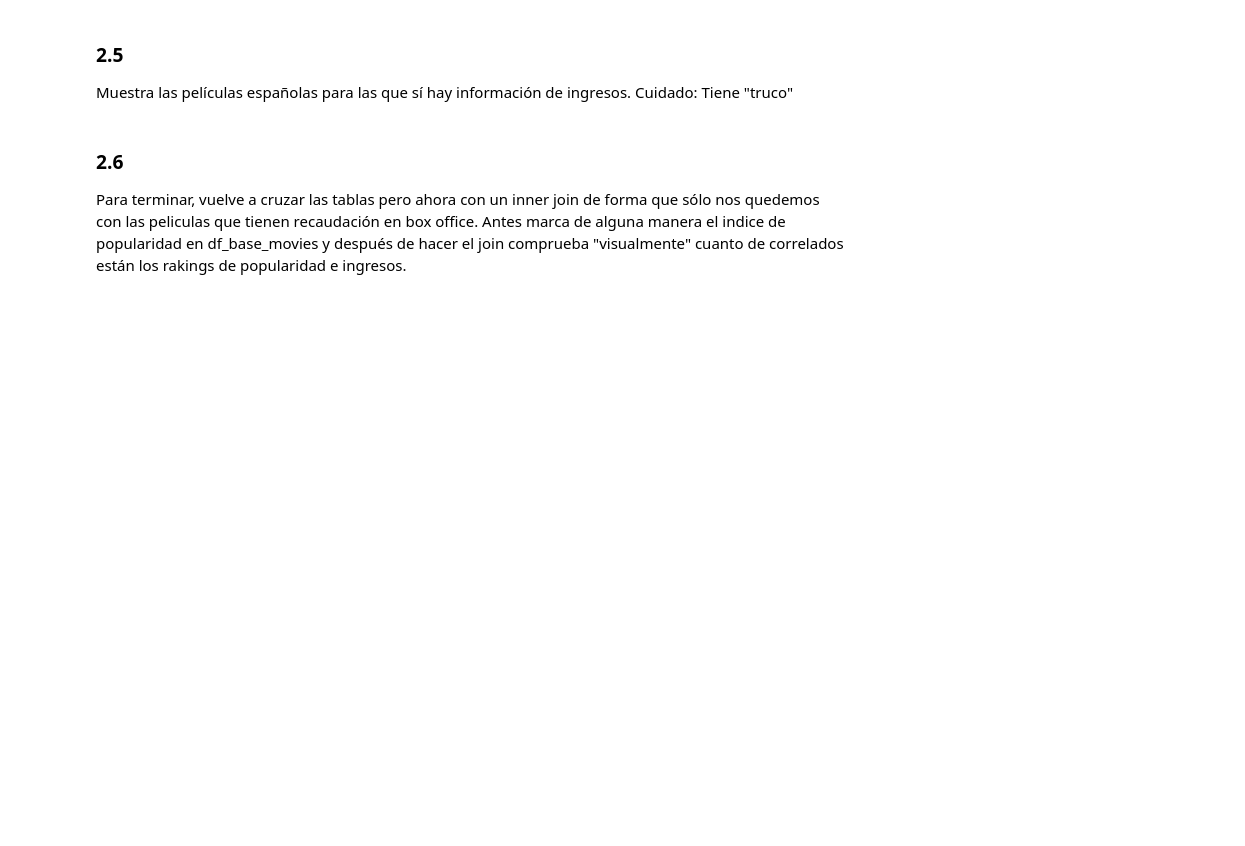
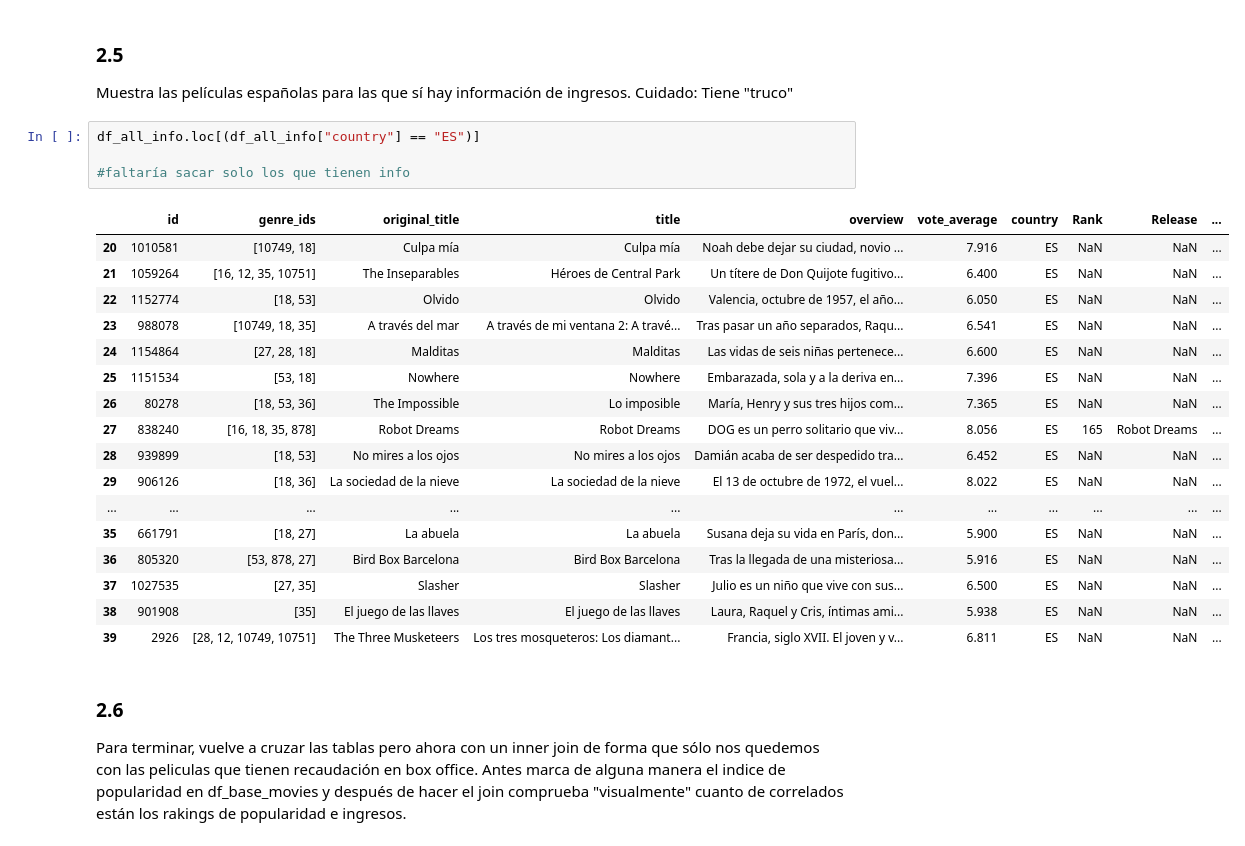
Before and after one commit to redani77/ONLINE_DS_THEBRIDGE_DaniCastillo, a Jupyter notebook: 006 ACCESO REMOTO/SPRINT 006/Unidad_02/Practica_Obligatoria/18_Practica_Obligatoria_Scraping_API.ipynb, the cells around one changed output. Drawn from its saved outputs; the diff is of its cells as text; blank space fills up the shorter version.

```diff
--- a/006 ACCESO REMOTO/SPRINT 006/Unidad_02/Practica_Obligatoria/18_Practica_Obligatoria_Scraping_API.ipynb
+++ b/006 ACCESO REMOTO/SPRINT 006/Unidad_02/Practica_Obligatoria/18_Practica_Obligatoria_Scraping_API.ipynb
@@ -163,6 +443,28 @@ Muestra los 10 primeros registros del resultado del cruce y su información gene
 ### 2.5
 
 Muestra las películas españolas para las que sí hay información de ingresos. Cuidado: Tiene "truco"
+# %%
+df_all_info.loc[(df_all_info["country"] == "ES")]
+
+#faltaría sacar solo los que tienen info
+# %% [output]
+|  | id | genre_ids | original_title | title | overview | vote_average | country | Rank | Release | ... |
+| 20 | 1010581 | [10749, 18] | Culpa mía | Culpa mía | Noah debe dejar su ciudad, novio ... | 7.916 | ES | NaN | NaN | ... |
+| 21 | 1059264 | [16, 12, 35, 10751] | The Inseparables | Héroes de Central Park | Un títere de Don Quijote fugitivo... | 6.400 | ES | NaN | NaN | ... |
+| 22 | 1152774 | [18, 53] | Olvido | Olvido | Valencia, octubre de 1957, el año... | 6.050 | ES | NaN | NaN | ... |
+| 23 | 988078 | [10749, 18, 35] | A través del mar | A través de mi ventana 2: A travé... | Tras pasar un año separados, Raqu... | 6.541 | ES | NaN | NaN | ... |
+| 24 | 1154864 | [27, 28, 18] | Malditas | Malditas | Las vidas de seis niñas pertenece... | 6.600 | ES | NaN | NaN | ... |
+| 25 | 1151534 | [53, 18] | Nowhere | Nowhere | Embarazada, sola y a la deriva en... | 7.396 | ES | NaN | NaN | ... |
+| 26 | 80278 | [18, 53, 36] | The Impossible | Lo imposible | María, Henry y sus tres hijos com... | 7.365 | ES | NaN | NaN | ... |
+| 27 | 838240 | [16, 18, 35, 878] | Robot Dreams | Robot Dreams | DOG es un perro solitario que viv... | 8.056 | ES | 165 | Robot Dreams | ... |
+| 28 | 939899 | [18, 53] | No mires a los ojos | No mires a los ojos | Damián acaba de ser despedido tra... | 6.452 | ES | NaN | NaN | ... |
+| 29 | 906126 | [18, 36] | La sociedad de la nieve | La sociedad de la nieve | El 13 de octubre de 1972, el vuel... | 8.022 | ES | NaN | NaN | ... |
+| ... | ... | ... | ... | ... | ... | ... | ... | ... | ... | ... |
+| 35 | 661791 | [18, 27] | La abuela | La abuela | Susana deja su vida en París, don... | 5.900 | ES | NaN | NaN | ... |
+| 36 | 805320 | [53, 878, 27] | Bird Box Barcelona | Bird Box Barcelona | Tras la llegada de una misteriosa... | 5.916 | ES | NaN | NaN | ... |
+| 37 | 1027535 | [27, 35] | Slasher | Slasher | Julio es un niño que vive con sus... | 6.500 | ES | NaN | NaN | ... |
+| 38 | 901908 | [35] | El juego de las llaves | El juego de las llaves | Laura, Raquel y Cris, íntimas ami... | 5.938 | ES | NaN | NaN | ... |
+| 39 | 2926 | [28, 12, 10749, 10751] | The Three Musketeers | Los tres mosqueteros: Los diamant... | Francia, siglo XVII. El joven y v... | 6.811 | ES | NaN | NaN | ... |
 # %% [markdown]
 ### 2.6
 Para terminar, vuelve a cruzar las tablas pero ahora con un inner join de forma que sólo nos quedemos con las peliculas que tienen recaudación en box office. Antes marca de alguna manera el indice de popularidad en df_base_movies y después de hacer el join comprueba "visualmente" cuanto de correlados están los rakings de popularidad e ingresos.
```
Also changed, not shown: parts of 22 cells of this notebook.
